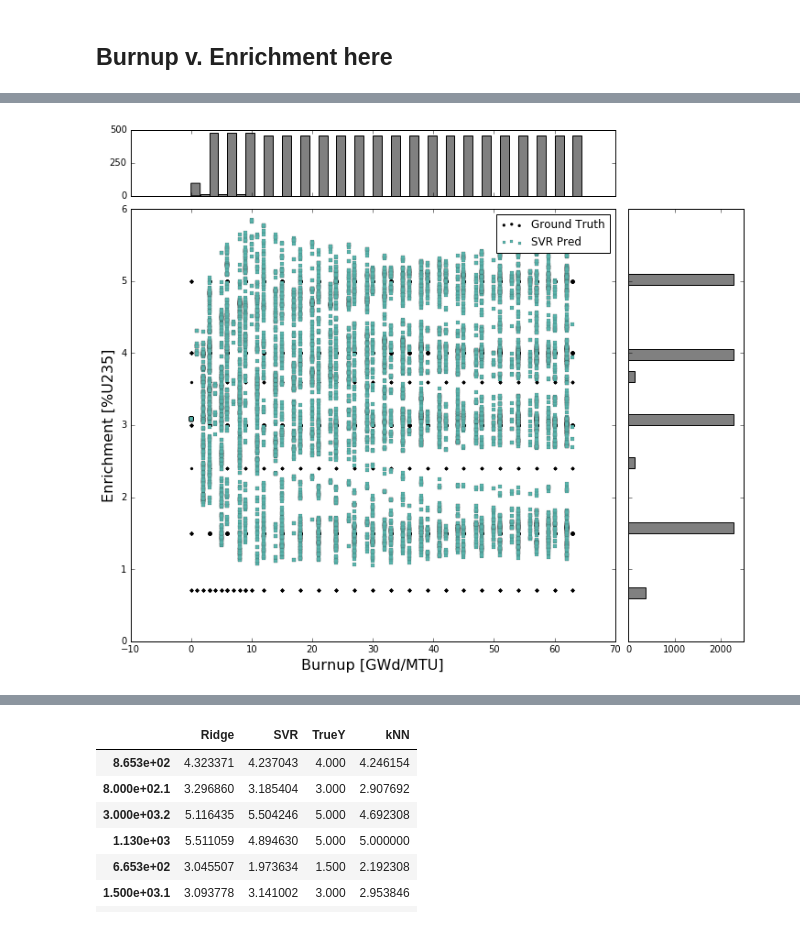
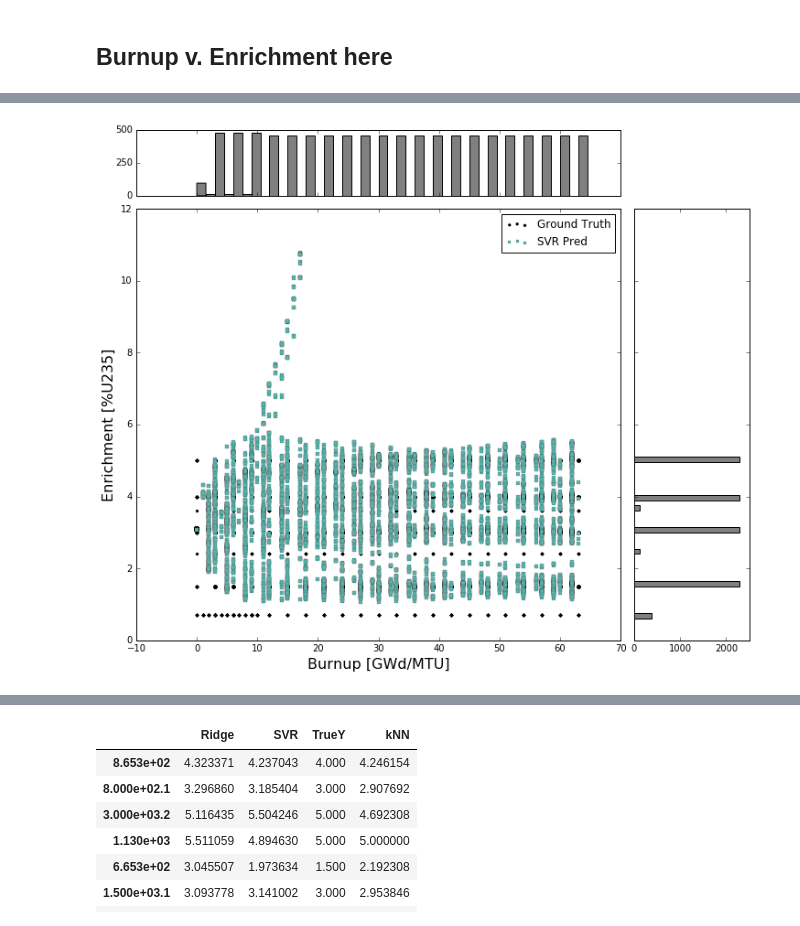
Before and after one commit to gonuke/learn-me-fuel, a Jupyter notebook: sfc_train_pred_viz.ipynb, the cells around one changed output, grey strips where cells are left out. Drawn from its saved outputs; the diff is of its cells as text; code cells hidden in the pictures.

```diff
--- a/sfc_train_pred_viz.ipynb
+++ b/sfc_train_pred_viz.ipynb
@@ -77,28 +140,28 @@ plt.show()
 # %%
 fig.clf()
 fig, axScatter = plt.subplots(figsize=(12,10))
 #fig.suptitle('test title', fontsize=20)
 axScatter.scatter(x, y, c='k', s=10, linewidths=0.1, marker='o', label='Ground Truth')
 #axScatter.scatter(burn_knn, enr_knn, c=colors['MBrwn'], s=10, linewidths=0.1, marker='s', label='kNN Pred')
 #axScatter.scatter(burn_rr, enr_rr, c=colors['MPurp'], s=10, linewidths=0.1, marker='s', label='Ridge Pred')
 axScatter.scatter(burn_svr, enr_svr, c=colors['MTeal'], s=10, linewidths=0.1, marker='s', label='SVR Pred')
 axScatter.legend()
 plt.xlabel('Burnup [GWd/MTU]', fontsize=16)
 plt.ylabel('Enrichment [%U235]', fontsize=16)
 divider = make_axes_locatable(axScatter)
 axHistx = divider.append_axes("top", 1, pad=0.2, sharex=axScatter)
 axHisty = divider.append_axes("right", 1.75, pad=0.2, sharey=axScatter)
 axHistx.hist(x, bins=xbins, color='0.5')
 axHisty.hist(y, bins=ybins, orientation='horizontal', color='0.5')
 plt.setp(axHistx.get_xticklabels(), visible=False)
 plt.setp(axHisty.get_yticklabels(), visible=False)
 axHistx.set_yticks([0, 250, 500])
 axHisty.set_xticks([0, 1000, 2000])
 # comment out to see the really bad predictions
-plt.ylim(ymax=6)
+#plt.ylim(ymax=6)
 plt.show()
 # %% [output]
-[figure, old version]
+[figure, new version]
 # %%
 fig.clf()
 fig, ax = plt.subplots(figsize=(5.5, 5.5))
```
Also changed, not shown: parts of 10 cells of this notebook.
